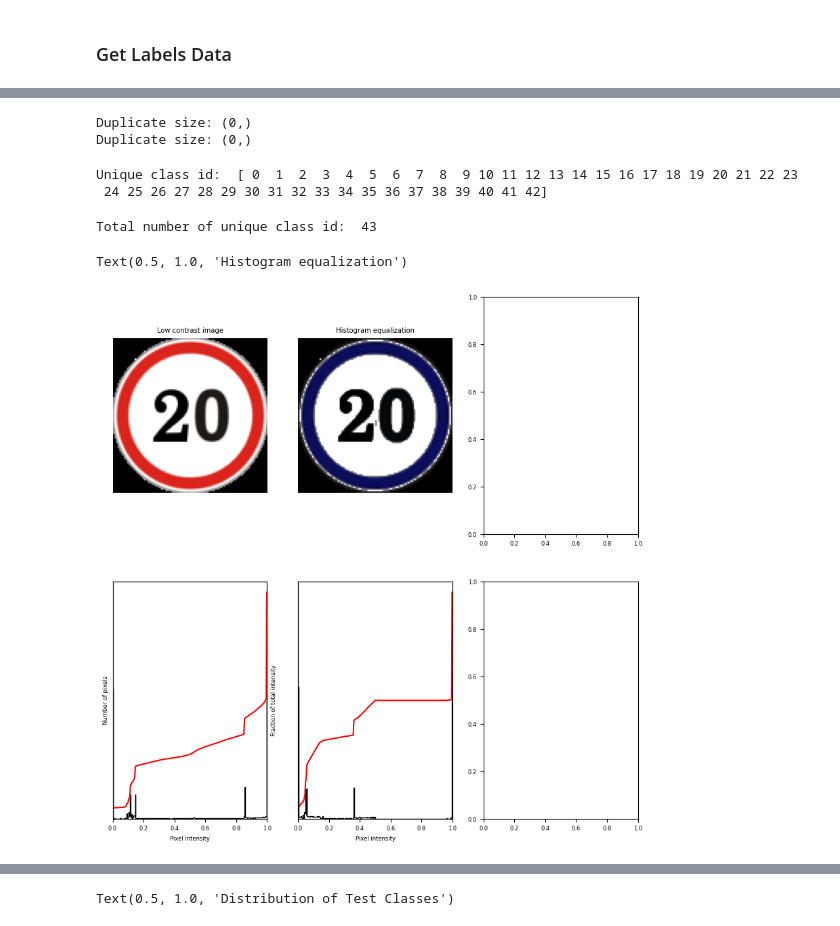
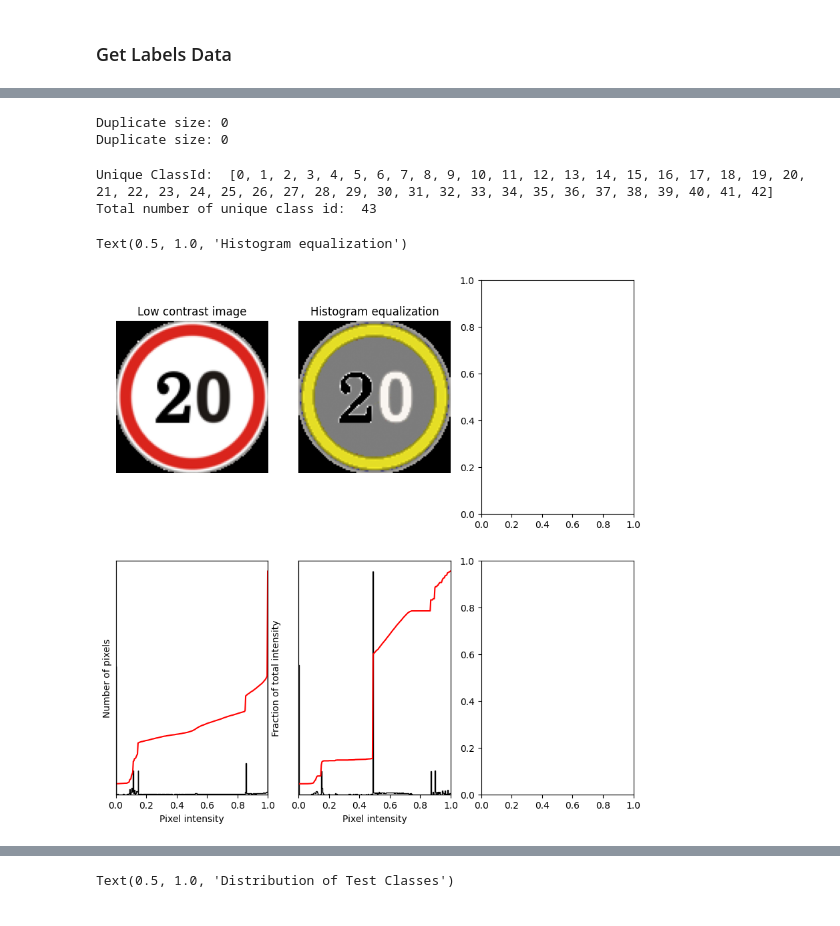
Before and after one commit to teddy661/281-final-project, a Jupyter notebook: Sign_EDA.ipynb, the cells around one changed output, grey strips where cells are left out. Saved outputs shown, nothing was run; the diff lists cells and outputs as text; code cells hidden in the pictures.

```diff
--- a/Sign_EDA.ipynb
+++ b/Sign_EDA.ipynb
@@ -110,4 +90,10 @@ Number of classes:  43
 ### Open the label file (labels-map-proj-v3.txt) and get the lable lines
 # %% [markdown]
 ### Get Labels Data
+# %%
+# open the train Excel file in the sign_data folder
+
+train_classid = pl.read_parquet("data/train.parquet", use_pyarrow=True, memory_map=True)
+test_classid = pl.read_parquet("data/test.parquet", use_pyarrow=True, memory_map=True)
+meta_df = pl.read_csv("sign_data/Meta_Full.csv")
 # %%
@@ -164,40 +124,26 @@ Total number of test class ids:  12630
-# %%
-# check for duplicates
-
-duplicate_list_train = [
-    item for item, count in collections.Counter(train_image_path).items() if count > 1
-]
-test_counts = test_classid.groupby(["Path"], as_index=False).size()
-
-print("Duplicate size:", test_counts[test_counts["size"] != 1]["Path"].shape)
-
-duplicate_list_test = [
-    item for item, count in collections.Counter(test_image_path).items() if count > 1
-]
-train_counts = train_classid.groupby(["Path"], as_index=False).size()
-print("Duplicate size:", train_counts[train_counts["size"] != 1]["Path"].shape)
-# %% [output]
-Duplicate size: (0,)
-Duplicate size: (0,)
+# %%
+# check for duplicates
+test_counts = test_classid["Path"].is_duplicated().sum()
+print("Duplicate size:", test_counts)
+
+train_counts = train_classid["Path"].is_duplicated().sum()
+print("Duplicate size:", train_counts)
+# %% [output]
+Duplicate size: 0
+Duplicate size: 0
 # %%
 # select one sample of each class id in the train_class_id list and find the corresponding image path
 
-unique_class_id = np.unique(train_class_id)
-print("Unique class id: ", unique_class_id)
-unique_class_id_path = []
-for i in tqdm(range(len(unique_class_id))):
-    for j in range(len(train_class_id)):
-        if unique_class_id[i] == train_class_id[j]:
-            unique_class_id_path.append(train_image_path[j])
-            break
+unique_class_id_path = train_classid["ClassId"].unique().to_list()
+print("Unique ClassId: ", unique_class_id_path)
 print("Total number of unique class id: ", len(unique_class_id_path))
 # %% [output]
-Unique class id:  [ 0  1  2  3  4  5  6  7  8  9 10 11 12 13 14 15 16 17 18 19 20 21 22 23
- 24 25 26 27 28 29 30 31 32 33 34 35 36 37 38 39 40 41 42]
+Unique ClassId:  [0, 1, 2, 3, 4, 5, 6, 7, 8, 9, 10, 11, 12, 13, 14, 15, 16, 17, 18, 19, 20, 21, 22, 23, 24, 25, 26, 27, 28, 29, 30, 31, 32, 33, 34, 35, 36, 37, 38, 39, 40, 41, 42]
+Total number of unique class id:  43
-Total number of unique class id:  43
 # %%
 def equalize_histogram(img):
     # HSV version
+    img = (img * 255.0).astype(np.uint8)
     img_hsv = cv2.cvtColor(img, cv2.COLOR_BGR2HSV)
     img_hsv[:, :, 2] = cv2.equalizeHist(img_hsv[:, :, 2])
     img_out = cv2.cvtColor(img_hsv, cv2.COLOR_HSV2RGB)
@@ -206,15 +152,14 @@ def equalize_histogram(img):
 
 def apply_clahe(img):
     # LAB version
+    img = (img * 255.0).astype(np.uint8)
     img_lab = cv2.cvtColor(img, cv2.COLOR_BGR2LAB)
     clahe = cv2.createCLAHE(clipLimit=255, tileGridSize=(8, 8))
     img_lab[:, :, 0] = clahe.apply(img_lab[:, :, 0])
     return cv2.cvtColor(img_lab, cv2.COLOR_LAB2BGR)
 # %%
 def plot_img_and_hist(image, axes, bins=256):
-    """Plot an image along with its histogram and cumulative histogram.
-
-    """
+    """Plot an image along with its histogram and cumulative histogram."""
     image = img_as_float(image)
     ax_img, ax_hist = axes
     ax_cdf = ax_hist.twinx()
@@ -224,37 +169,37 @@ def plot_img_and_hist(image, axes, bins=256):
     ax_img.set_axis_off()
 
     # Display histogram
-    ax_hist.hist(image.ravel(), bins=bins, histtype='step', color='black')
-    ax_hist.ticklabel_format(axis='y', style='scientific', scilimits=(0, 0))
-    ax_hist.set_xlabel('Pixel intensity')
+    ax_hist.hist(image.ravel(), bins=bins, histtype="step", color="black")
+    ax_hist.ticklabel_format(axis="y", style="scientific", scilimits=(0, 0))
+    ax_hist.set_xlabel("Pixel intensity")
     ax_hist.set_xlim(0, 1)
     ax_hist.set_yticks([])
 
     # Display cumulative distribution
     img_cdf, bins = exposure.cumulative_distribution(image, bins)
-    ax_cdf.plot(bins, img_cdf, 'r')
+    ax_cdf.plot(bins, img_cdf, "r")
     ax_cdf.set_yticks([])
 
     return ax_img, ax_hist, ax_cdf
 # %%
 # get 5 images from meta data path
-meta_sample = meta_data['Path'].head(1)
+meta_sample = meta_df["Path"].sample(5)
 
 # load the image from the path
-img = cv2.imread(dataset_path + meta_sample.iloc[0])
+img = cv2.imread(dataset_path + meta_sample[0])
 img = cv2.cvtColor(img, cv2.COLOR_BGR2RGB)
 img_eq = equalize_histogram(img)
-#display the image
+# display the image
 fig, axes = plt.subplots(2, 3, figsize=(10, 10))
 ax_img, ax_hist, ax_cdf = plot_img_and_hist(img, axes[:, 0])
-ax_img.set_title('Low contrast image')
-ax_hist.set_ylabel('Number of pixels')
-ax_cdf.set_ylabel('Fraction of total intensity')
+ax_img.set_title("Low contrast image")
+ax_hist.set_ylabel("Number of pixels")
+ax_cdf.set_ylabel("Fraction of total intensity")
 ax_img, ax_hist, ax_cdf = plot_img_and_hist(img_eq, axes[:, 1])
-ax_img.set_title('Histogram equalization')
+ax_img.set_title("Histogram equalization")
 # %% [output]
 Text(0.5, 1.0, 'Histogram equalization')
-[figure, old version]
+[figure, new version]
 # %%
 # show the images of the unique class id
 plt.figure(figsize=(15, 15))
```
Also changed, not shown: parts of 6 cells of this notebook.
